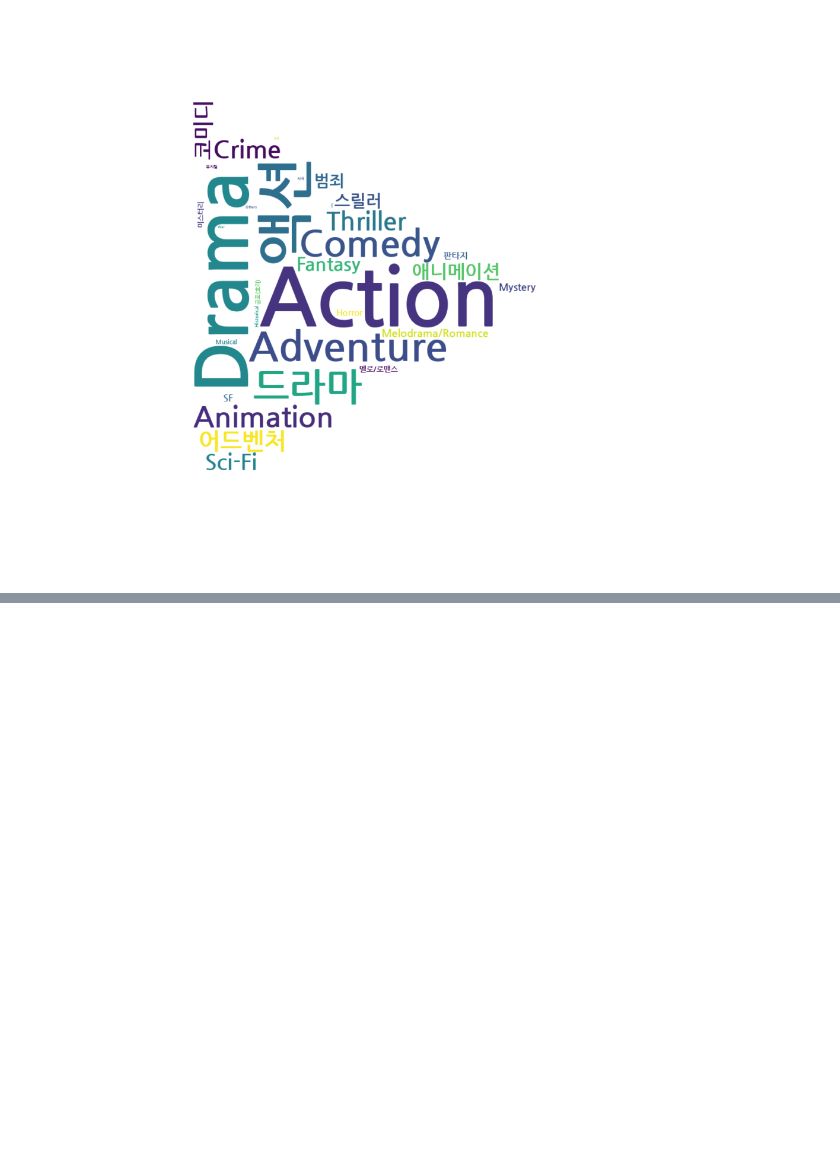
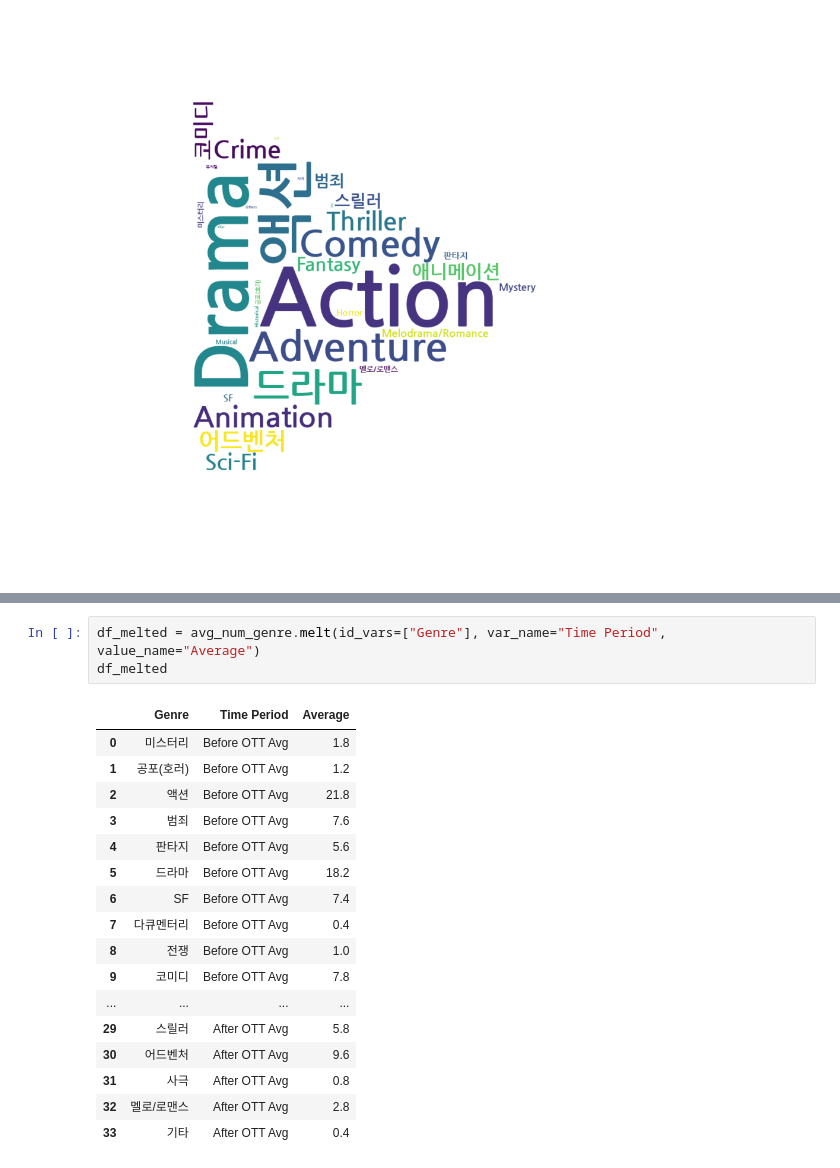
Before and after one commit to addinedu-ros-8th/eda-repo-1, a Jupyter notebook: src/ott_bef_aft_genre_analysis.ipynb, the cells around one changed output, grey strips where cells are left out. Saved outputs shown, nothing was run; the diff lists cells and outputs as text; blank space fills up the shorter version.

```diff
--- a/src/ott_bef_aft_genre_analysis.ipynb
+++ b/src/ott_bef_aft_genre_analysis.ipynb
@@ -324,0 +429,21 @@ plt.show()
+# %%
+df_melted = avg_num_genre.melt(id_vars=["Genre"], var_name="Time Period", value_name="Average")
+df_melted
+# %% [output]
+|  | Genre | Time Period | Average |
+| 0 | 미스터리 | Before OTT Avg | 1.8 |
+| 1 | 공포(호러) | Before OTT Avg | 1.2 |
+| 2 | 액션 | Before OTT Avg | 21.8 |
+| 3 | 범죄 | Before OTT Avg | 7.6 |
+| 4 | 판타지 | Before OTT Avg | 5.6 |
+| 5 | 드라마 | Before OTT Avg | 18.2 |
+| 6 | SF | Before OTT Avg | 7.4 |
+| 7 | 다큐멘터리 | Before OTT Avg | 0.4 |
+| 8 | 전쟁 | Before OTT Avg | 1.0 |
+| 9 | 코미디 | Before OTT Avg | 7.8 |
+| ... | ... | ... | ... |
+| 29 | 스릴러 | After OTT Avg | 5.8 |
+| 30 | 어드벤처 | After OTT Avg | 9.6 |
+| 31 | 사극 | After OTT Avg | 0.8 |
+| 32 | 멜로/로맨스 | After OTT Avg | 2.8 |
+| 33 | 기타 | After OTT Avg | 0.4 |
```
Also changed, not shown: parts of 5 cells of this notebook.
